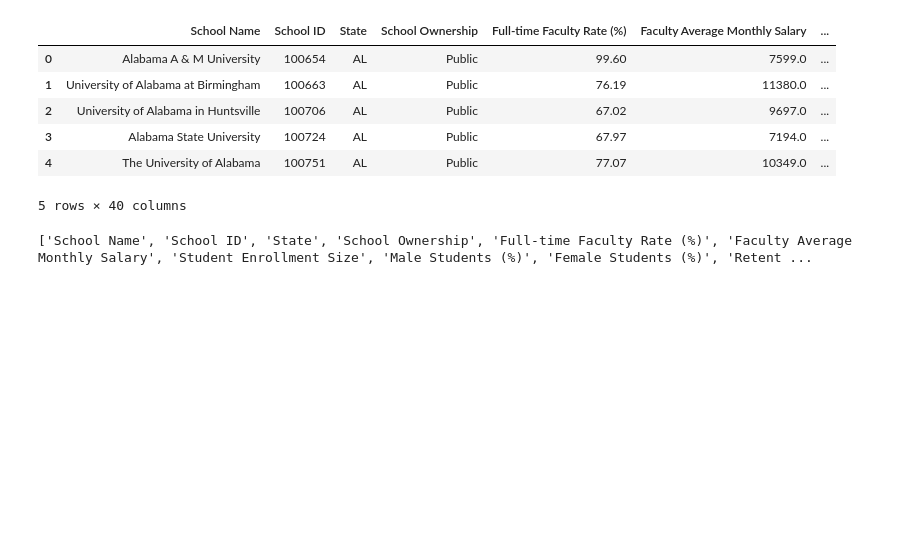
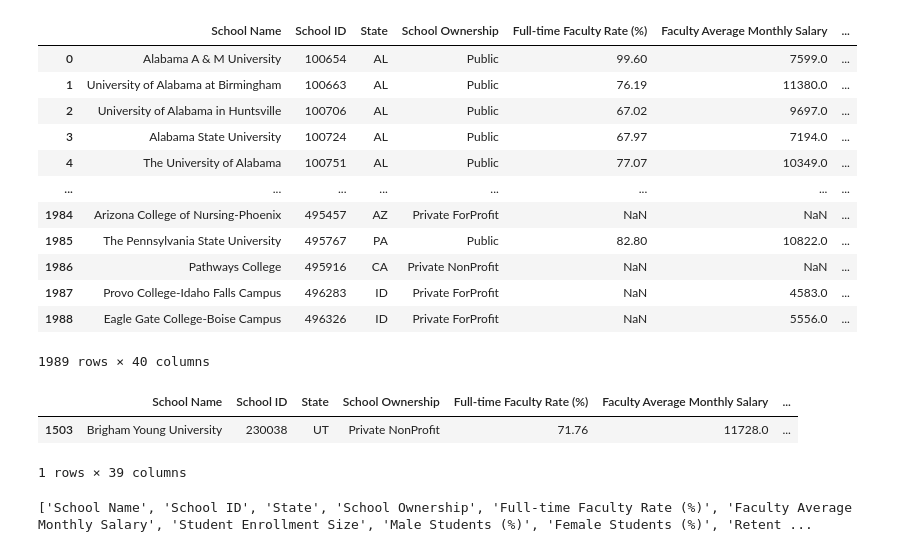
Before and after one commit to runstats21/college-score-card-analysis, a Jupyter notebook: CollegeScorecardEDA.ipynb, the cells around one changed output. Saved outputs shown, nothing was run; the diff lists cells and outputs as text; code cells hidden in the pictures; blank space fills up the shorter version.

```diff
--- a/CollegeScorecardEDA.ipynb
+++ b/CollegeScorecardEDA.ipynb
@@ -7,12 +7,18 @@ import matplotlib.pyplot as plt
 # %%
 # import collected data
 df = pd.read_csv("./college_df.csv").iloc[:,1:] # ignore unecessary first column create from ".to_csv" in Data Collection
-df.head()
+df
 # %% [output]
 |  | School Name | School ID | State | School Ownership | Full-time Faculty Rate (%) | Faculty Average Monthly Salary | ... |
 | 0 | Alabama A & M University | 100654 | AL | Public | 99.60 | 7599.0 | ... |
 | 1 | University of Alabama at Birmingham | 100663 | AL | Public | 76.19 | 11380.0 | ... |
 | 2 | University of Alabama in Huntsville | 100706 | AL | Public | 67.02 | 9697.0 | ... |
 | 3 | Alabama State University | 100724 | AL | Public | 67.97 | 7194.0 | ... |
 | 4 | The University of Alabama | 100751 | AL | Public | 77.07 | 10349.0 | ... |
+| ... | ... | ... | ... | ... | ... | ... | ... |
+| 1984 | Arizona College of Nursing-Phoenix | 495457 | AZ | Private ForProfit | NaN | NaN | ... |
+| 1985 | The Pennsylvania State University | 495767 | PA | Public | 82.80 | 10822.0 | ... |
+| 1986 | Pathways College | 495916 | CA | Private NonProfit | NaN | NaN | ... |
+| 1987 | Provo College-Idaho Falls Campus | 496283 | ID | Private ForProfit | NaN | 4583.0 | ... |
+| 1988 | Eagle Gate College-Boise Campus | 496326 | ID | Private ForProfit | NaN | 5556.0 | ... |
-5 rows × 40 columns
+1989 rows × 40 columns
@@ -20,4 +29,11 @@ df.head()
 df = df.dropna(how = 'all',axis = 1) # drop columns with all nas
+# %%
+# look at BYU metrics as test case
+df[(df['School Name']=='Brigham Young University')]
+# %% [output]
+|  | School Name | School ID | State | School Ownership | Full-time Faculty Rate (%) | Faculty Average Monthly Salary | ... |
+| 1503 | Brigham Young University | 230038 | UT | Private NonProfit | 71.76 | 11728.0 | ... |
+1 rows × 39 columns
 # %%
 # look at columns, which am I really interested in?
 print(list(df.columns))
```
Also changed, not shown: parts of 23 cells of this notebook, 1 other file.
